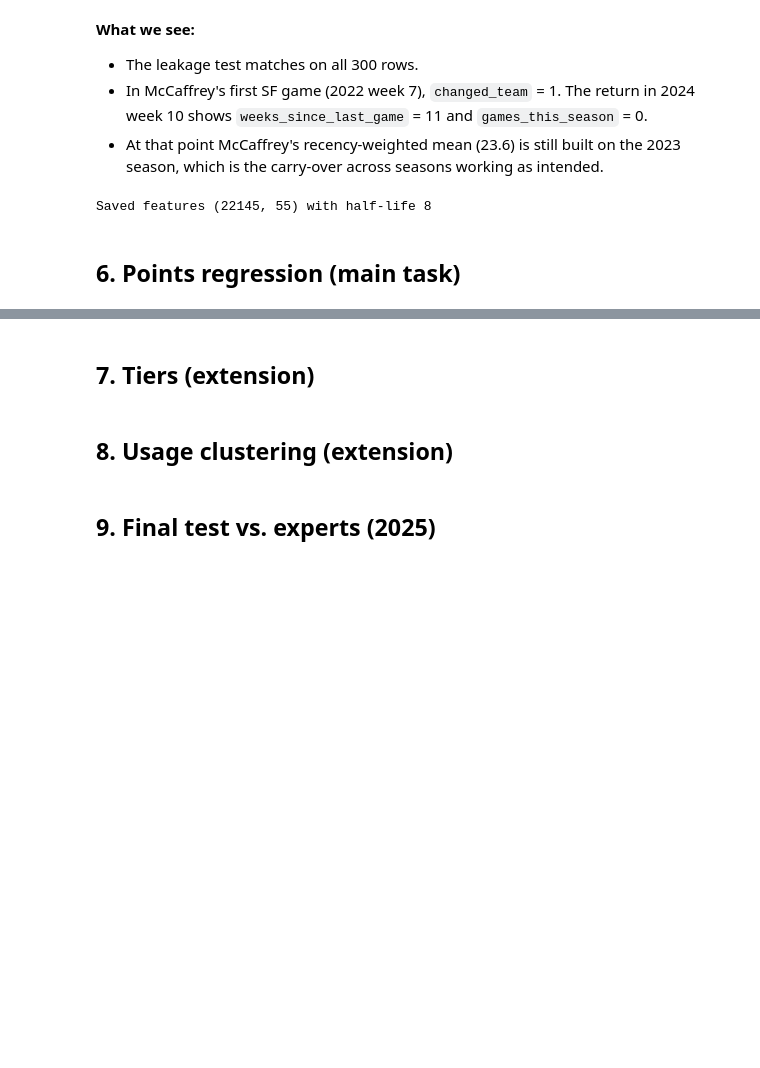
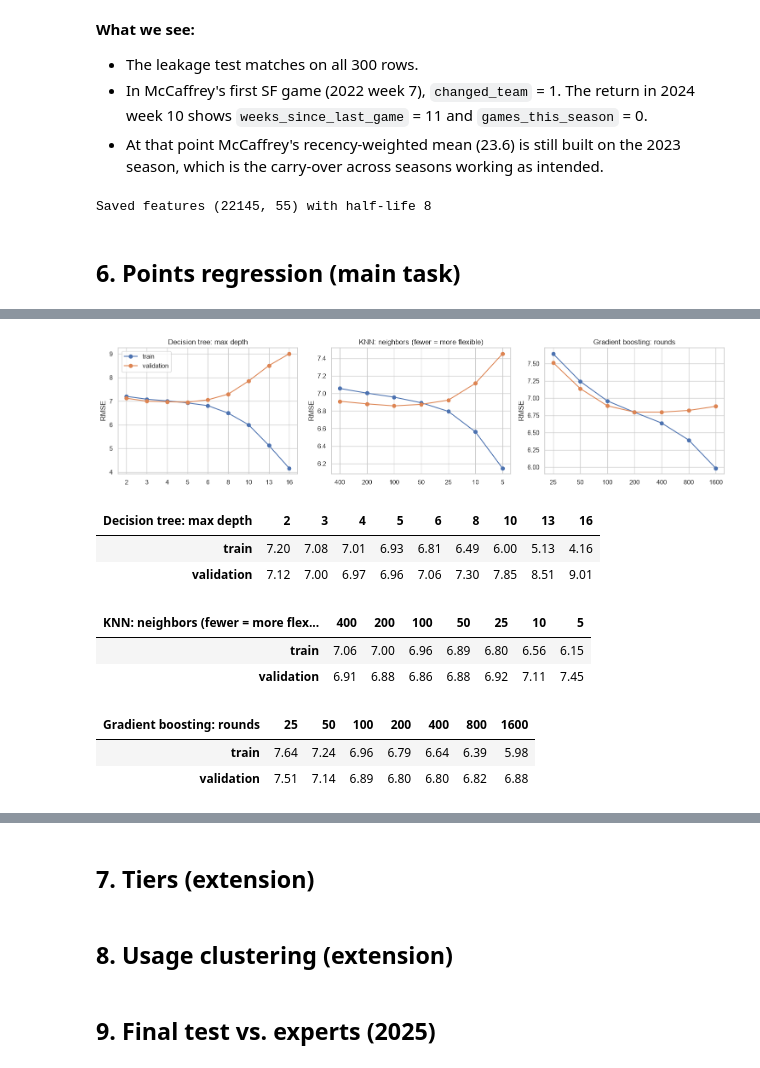
Before and after one commit to HashaRock/CS363M_FFBall_Project, a Jupyter notebook: fantasy_football_rankings.ipynb, the cells around one changed output, grey strips where cells are left out. Cells and saved outputs as stored; diff of their text form; code cells hidden in the pictures; blank space fills up the shorter version.

```diff
--- a/fantasy_football_rankings.ipynb
+++ b/fantasy_football_rankings.ipynb
@@ -48,6 +48,17 @@ LUCK_HALF_LIFE_GAMES = 16         # luck evens out slowly, so it gets a longer m
 CV_VALID_SEASONS = [2022, 2023, 2024]  # expanding window: train on every season before each
 TOP_N = 12                        # "did our top 12 finish top 12" per position-week
 
+# Points regression (section 6)
+SELECT_METRIC = "spearman"                      # models are picked on rank quality; RMSE is reported next to it
+TRAIN_WINDOW_CANDIDATES = [None, 3, 2, 1]       # seasons of history to train on; None = all (picked by CV)
+WEIGHT_HALF_LIFE_CANDIDATES = [None, 4, 2, 1]   # seasons; a game's training weight halves every N; None = equal (picked by CV)
+WEEKS_PER_SEASON = 18
+
+# Final test (section 9)
+EARLY_SEASON_WEEKS = 4            # "early season" = weeks 1 to N
+RETURN_GAP_WEEKS = 3              # "back from absence" = N or more weeks since the last game
+BOOTSTRAP_DRAWS = 5000            # resamples of the weekly gap to the experts, for the verdict
+
 DATA_DIR = Path("data")
 RAW_DIR = DATA_DIR / "raw"
 PROCESSED_DIR = DATA_DIR / "processed"
@@ -970,0 +1207,49 @@ Saved 11,207 out-of-fold predictions (2022-2024), status: baseline
+# %%
+def train_valid_rmse(model):
+    "Mean train and validation RMSE over the CV folds."
+    rows = []
+    for season, train, valid in cv_folds(train_features):
+        fitted = clone(model).fit(train_features.loc[train, ALL_FEATURES], train_features.loc[train, TARGET])
+        rows.append({name: np.sqrt(((fitted.predict(train_features.loc[idx, ALL_FEATURES]) - train_features.loc[idx, TARGET]) ** 2).mean())
+                     for name, idx in [("train", train), ("validation", valid)]})
+    return pd.DataFrame(rows).mean()
+
+
+def complexity_curve(make_model, values):
+    curve = Parallel(n_jobs=-1)(delayed(train_valid_rmse)(make_model(v)) for v in values)
+    return pd.DataFrame(curve, index=values)
+
+
+boosting_shape = {k: v for k, v in member_params["Gradient boosting"].items() if k != "max_iter"}
+COMPLEXITY_CURVES = {
+    "Decision tree: max depth": complexity_curve(
+        lambda d: DecisionTreeRegressor(max_depth=d, random_state=SEED), [2, 3, 4, 5, 6, 8, 10, 13, 16]),
+    "KNN: neighbors (fewer = more flexible)": complexity_curve(
+        lambda k: scaled(KNeighborsRegressor(n_neighbors=k)), [400, 200, 100, 50, 25, 10, 5]),
+    "Gradient boosting: rounds": complexity_curve(
+        lambda n: make_boosting(**{**boosting_shape, "max_iter": n}), [25, 50, 100, 200, 400, 800, 1600]),
+}
+
+fig, axes = plt.subplots(1, 3, figsize=(15, 3.8))
+for ax, (title, curve) in zip(axes, COMPLEXITY_CURVES.items()):
+    ax.plot(range(len(curve)), curve["train"], marker="o", label="train")
+    ax.plot(range(len(curve)), curve["validation"], marker="o", label="validation")
+    ax.set_xticks(range(len(curve)), curve.index)
+    ax.set_title(title)
+    ax.set_ylabel("RMSE")
+axes[0].legend()
+plt.tight_layout()
+plt.show()
+for title, curve in COMPLEXITY_CURVES.items():
+    display(curve.T.round(2).rename_axis(title, axis=1))
+# %% [output]
+[figure, added]
+| Decision tree: max depth | 2 | 3 | 4 | 5 | 6 | 8 | 10 | 13 | 16 |
+| train | 7.20 | 7.08 | 7.01 | 6.93 | 6.81 | 6.49 | 6.00 | 5.13 | 4.16 |
+| validation | 7.12 | 7.00 | 6.97 | 6.96 | 7.06 | 7.30 | 7.85 | 8.51 | 9.01 |
+| KNN: neighbors (fewer = more flex... | 400 | 200 | 100 | 50 | 25 | 10 | 5 |
+| train | 7.06 | 7.00 | 6.96 | 6.89 | 6.80 | 6.56 | 6.15 |
+| validation | 6.91 | 6.88 | 6.86 | 6.88 | 6.92 | 7.11 | 7.45 |
+| Gradient boosting: rounds | 25 | 50 | 100 | 200 | 400 | 800 | 1600 |
+| train | 7.64 | 7.24 | 6.96 | 6.79 | 6.64 | 6.39 | 5.98 |
+| validation | 7.51 | 7.14 | 6.89 | 6.80 | 6.80 | 6.82 | 6.88 |
```
Also changed, not shown: parts of 45 cells of this notebook, 3 other files.
